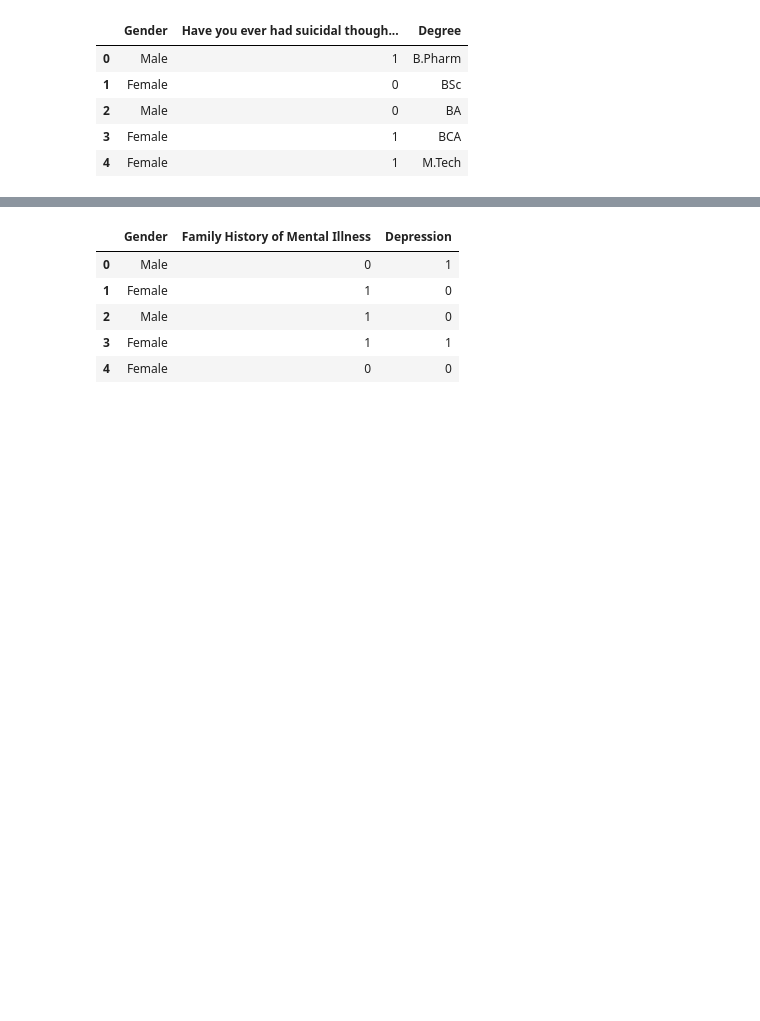
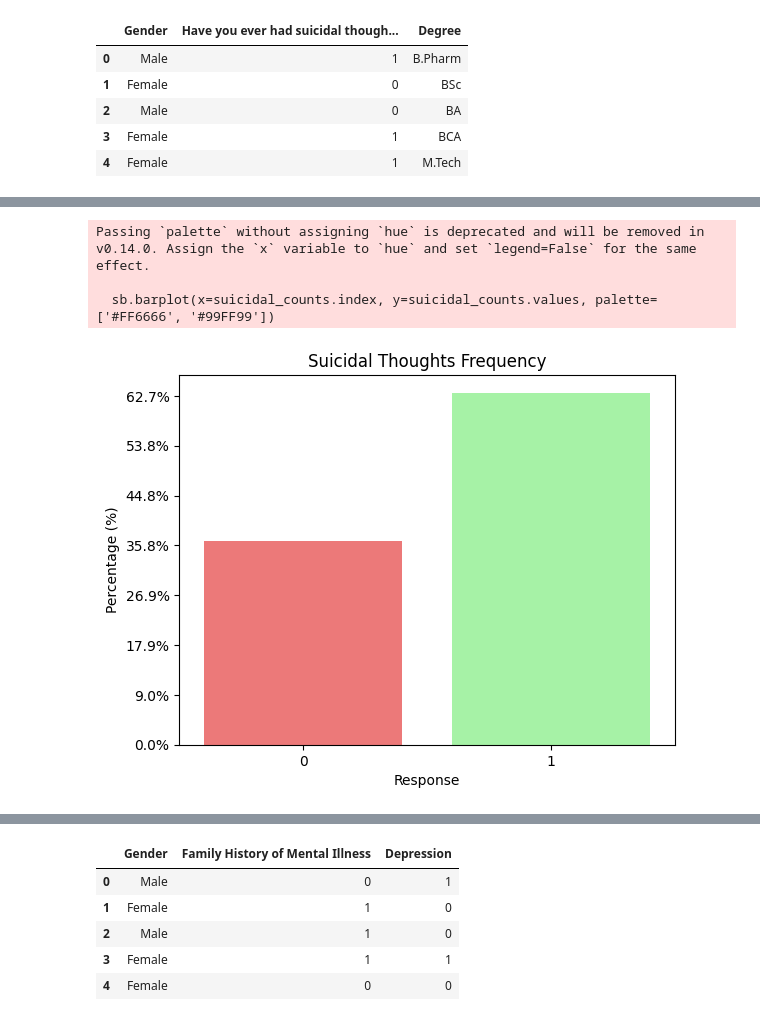
Before and after one commit to dinnifarisya/Student-Depression-Data-Science-Project, a Jupyter notebook: Data Science Project.ipynb, the cells around one changed output, grey strips where cells are left out. Cells and saved outputs as stored; diff of their text form; code cells hidden in the pictures; blank space fills up the shorter version.

```diff
--- a/Data Science Project.ipynb
+++ b/Data Science Project.ipynb
@@ -551,0 +559,13 @@ plt.show()
+# %%
+suicidal_counts = df_ua['Have you ever had suicidal thoughts ?'].value_counts()
+sb.barplot(x=suicidal_counts.index, y=suicidal_counts.values, palette=['#FF6666', '#99FF99'])
+plt.title('Suicidal Thoughts Frequency')
+plt.xlabel('Response')
+plt.ylabel('Percentage (%)')
+plt.gca().yaxis.set_major_formatter(plt.FuncFormatter(lambda y, _: f'{y / len(df_ua) * 100:.1f}%'))
+plt.show()
+# %% [output]
+Passing `palette` without assigning `hue` is deprecated and will be removed in v0.14.0. Assign the `x` variable to `hue` and set `legend=False` for the same effect.
+
+  sb.barplot(x=suicidal_counts.index, y=suicidal_counts.values, palette=['#FF6666', '#99FF99'])
+[figure, added]
```
Also changed, not shown: parts of 4 cells of this notebook.
